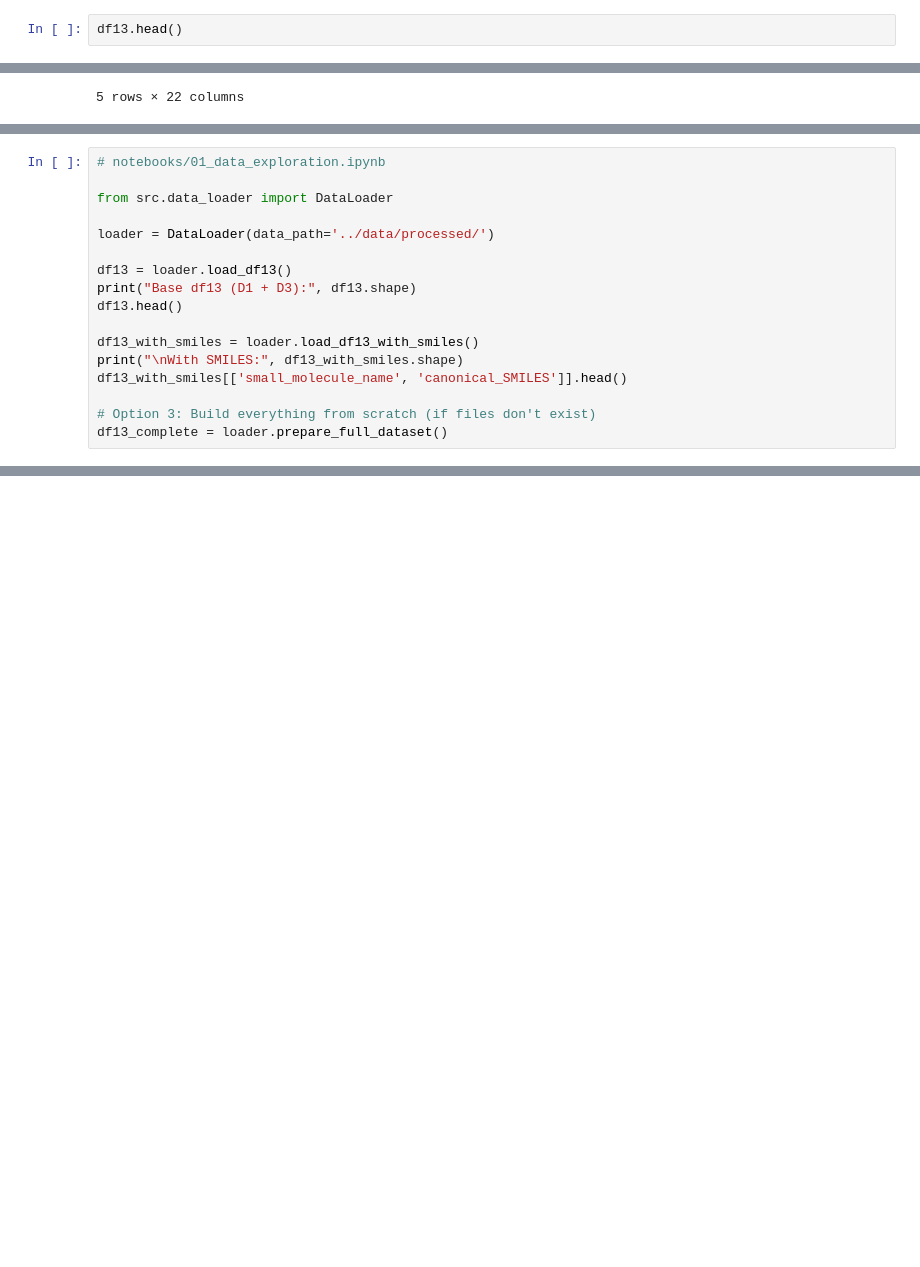
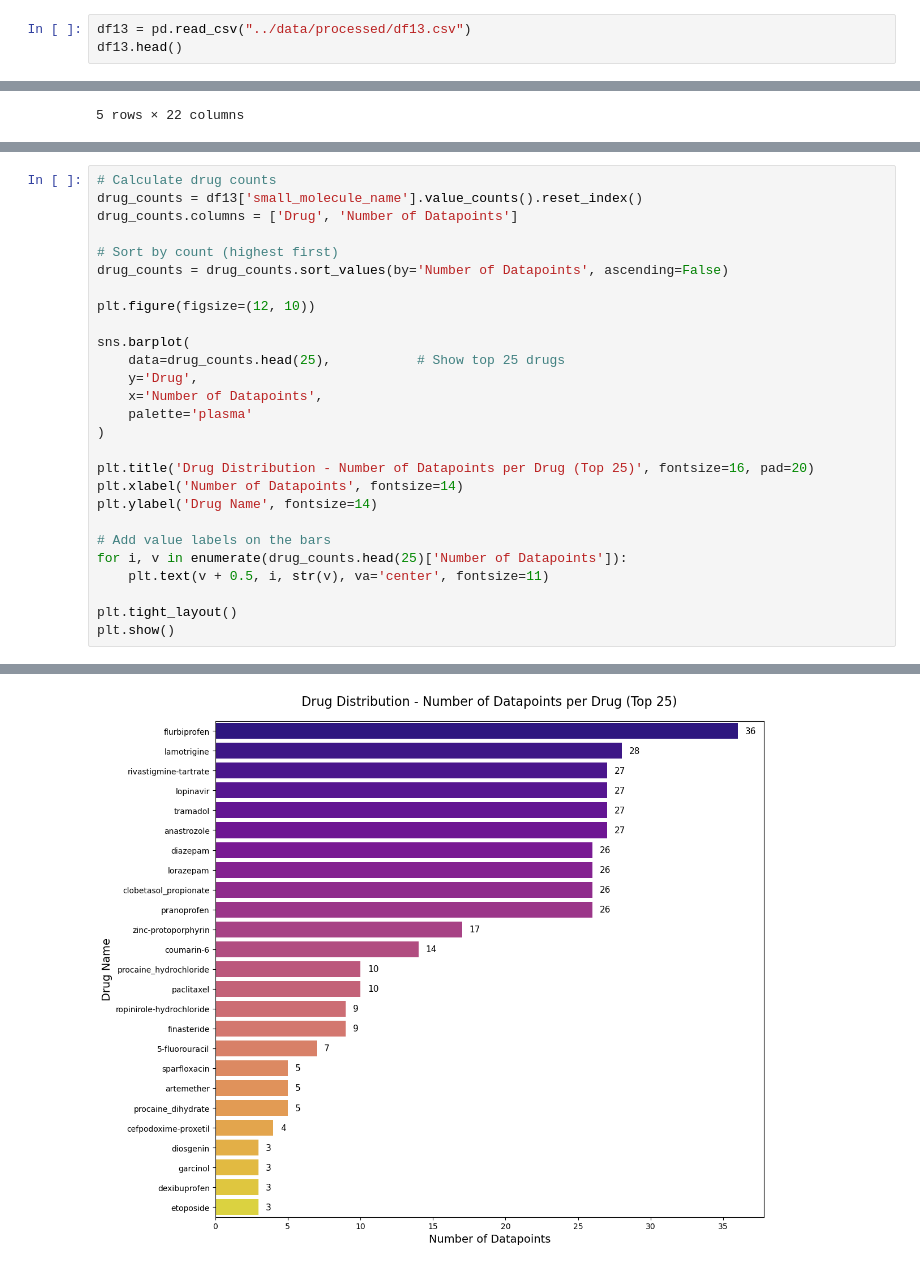
Before and after one commit to EGichuhi/plga_optimizer, a Jupyter notebook: notebooks/EDA.ipynb, the cells around one changed output, grey strips where cells are left out. Cells and saved outputs as stored; diff of their text form; blank space fills up the shorter version.

```diff
--- a/notebooks/EDA.ipynb
+++ b/notebooks/EDA.ipynb
@@ -262,4 +300,5 @@ We have now confirmed that the content in dataset 1 and dataset 3 are the same (
 # %%
+df13 = pd.read_csv("../data/processed/df13.csv")
 df13.head()
 # %% [output]
 |  | polymer_MW | LA/GA | mol_MW | mol_logP | mol_TPSA | mol_melting_point | mol_Hacceptors | mol_Hdonors | ... |
@@ -359,17 +311,28 @@ pygments.util.ClassNotFound: Could not find style module 'pygments.styles.defaul
-# %%
-# notebooks/01_data_exploration.ipynb
-
-from src.data_loader import DataLoader
-
-loader = DataLoader(data_path='../data/processed/')
-
-df13 = loader.load_df13()
-print("Base df13 (D1 + D3):", df13.shape)
-df13.head()
-
-df13_with_smiles = loader.load_df13_with_smiles()
-print("\nWith SMILES:", df13_with_smiles.shape)
-df13_with_smiles[['small_molecule_name', 'canonical_SMILES']].head()
-
-# Option 3: Build everything from scratch (if files don't exist)
-df13_complete = loader.prepare_full_dataset()
+# %%
+# Calculate drug counts
+drug_counts = df13['small_molecule_name'].value_counts().reset_index()
+drug_counts.columns = ['Drug', 'Number of Datapoints']
+
+# Sort by count (highest first)
+drug_counts = drug_counts.sort_values(by='Number of Datapoints', ascending=False)
+
+plt.figure(figsize=(12, 10))
+
+sns.barplot(
+    data=drug_counts.head(25),           # Show top 25 drugs
+    y='Drug',
+    x='Number of Datapoints',
+    palette='plasma'
+)
+
+plt.title('Drug Distribution - Number of Datapoints per Drug (Top 25)', fontsize=16, pad=20)
+plt.xlabel('Number of Datapoints', fontsize=14)
+plt.ylabel('Drug Name', fontsize=14)
+
+# Add value labels on the bars
+for i, v in enumerate(drug_counts.head(25)['Number of Datapoints']):
+    plt.text(v + 0.5, i, str(v), va='center', fontsize=11)
+
+plt.tight_layout()
+plt.show()
+# %% [output]
@@ -375,0 +342 @@ df13_complete = loader.prepare_full_dataset()
+[figure, added]
```
Also changed, not shown: parts of 30 cells of this notebook, 2 other files.
